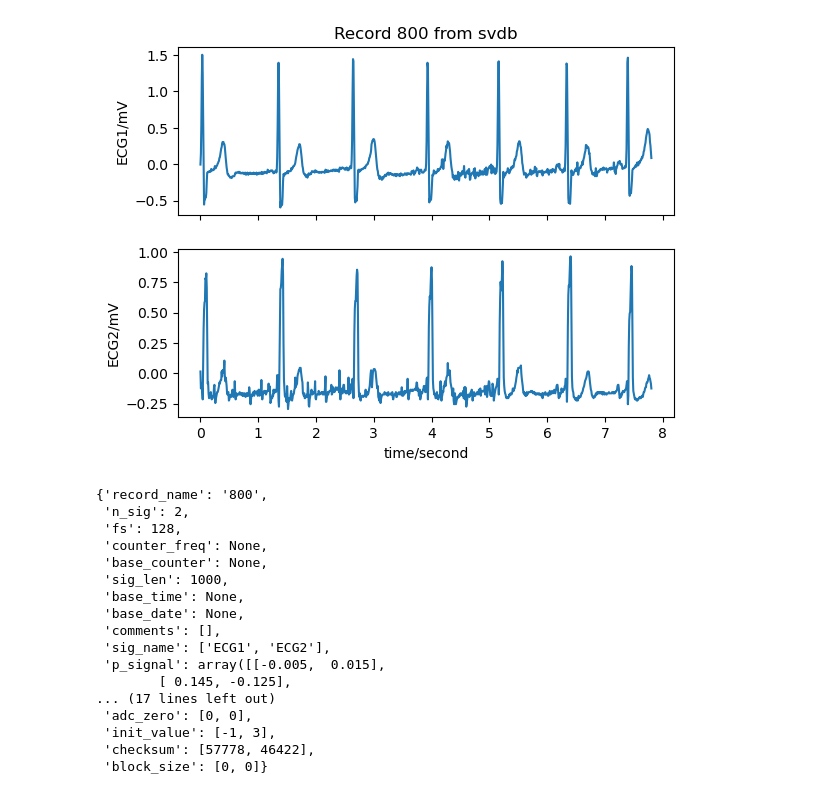
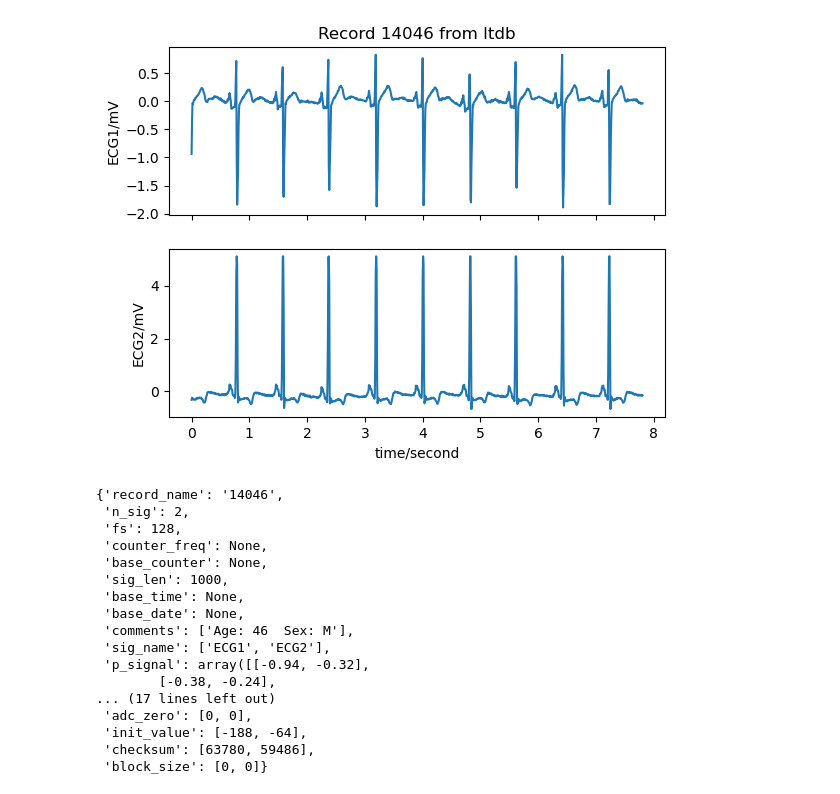
Before and after one commit to pap1rana/arrhythmia-detection, a Jupyter notebook: reading-data.ipynb, the cells around one changed output. Drawn from its saved outputs; the diff is of its cells as text; code cells hidden in the pictures.

```diff
--- a/reading-data.ipynb
+++ b/reading-data.ipynb
@@ -3,14 +3,14 @@
 import wfdb
 # %%
 # read a record
-record = wfdb.rdrecord(record_name='data/svdb/1.0.0/800', sampfrom=1000 ,sampto=2000)
+record = wfdb.rdrecord(record_name='data/ltdb/1.0.0/14046', sampfrom=1000 ,sampto=2000)
 # %%
 # plotting ECG
-wfdb.plot_wfdb(record=record, title='Record 800 from svdb')
+wfdb.plot_wfdb(record=record, title='Record 14046 from ltdb')
 display(record.__dict__)
 # %% [output]
-[figure, old version]
+[figure, new version]
-{'record_name': '800',
+{'record_name': '14046',
  'n_sig': 2,
  'fs': 128,
  'counter_freq': None,
@@ -18,12 +18,12 @@ display(record.__dict__)
  'sig_len': 1000,
  'base_time': None,
  'base_date': None,
- 'comments': [],
+ 'comments': ['Age: 46  Sex: M'],
  'sig_name': ['ECG1', 'ECG2'],
- 'p_signal': array([[-0.005,  0.015],
-        [ 0.145, -0.125],
+ 'p_signal': array([[-0.94, -0.32],
+        [-0.38, -0.24],
 ... (17 lines left out)
  'adc_zero': [0, 0],
- 'init_value': [-1, 3],
- 'checksum': [57778, 46422],
+ 'init_value': [-188, -64],
+ 'checksum': [63780, 59486],
  'block_size': [0, 0]}
```
Also changed, not shown: parts of 3 cells of this notebook.
